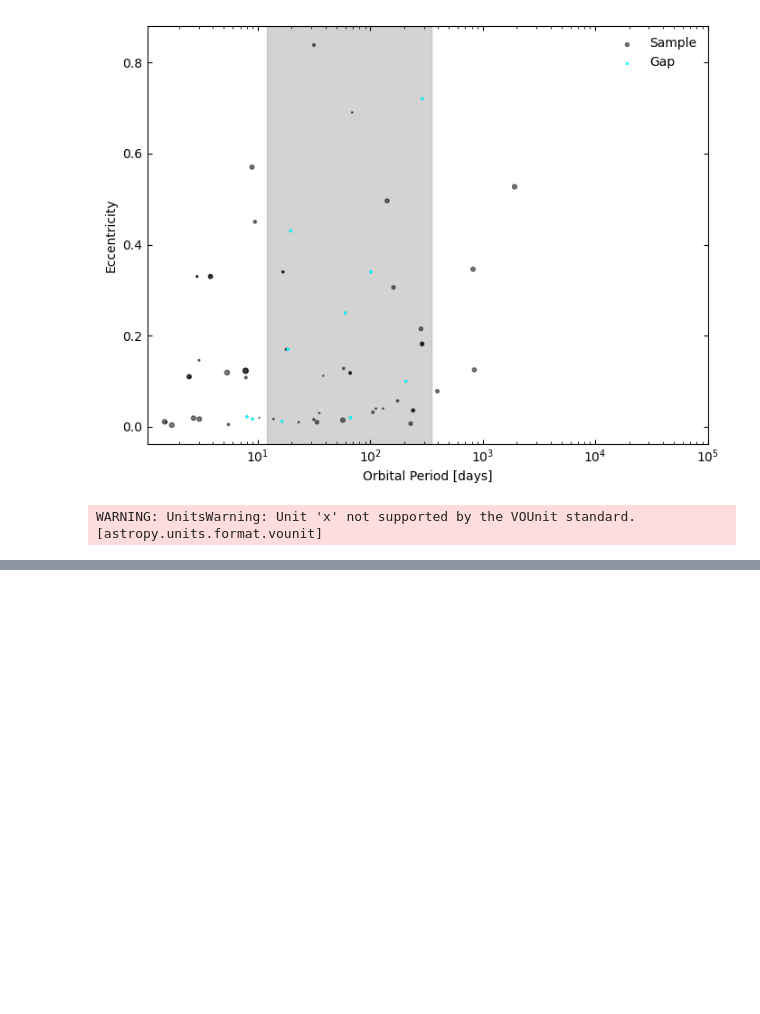
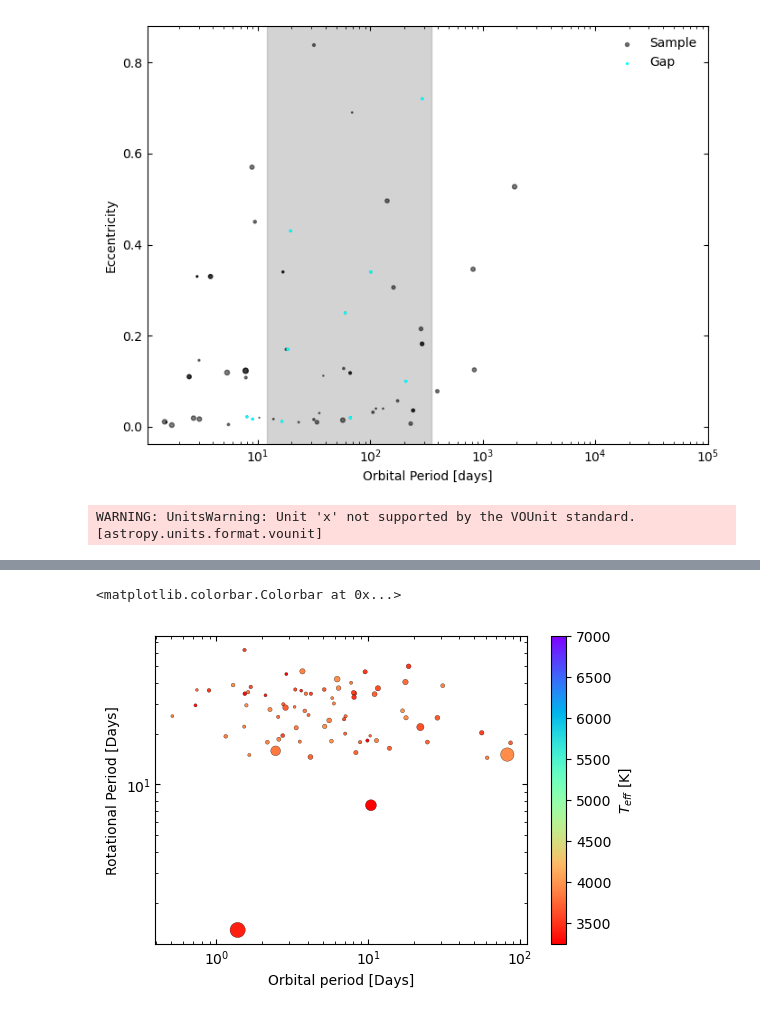
Before and after one commit to ylaksl/Exoplanets-Stats, a Jupyter notebook: sylvio.ipynb, the cells around one changed output, grey strips where cells are left out. Drawn from its saved outputs; the diff is of its cells as text; code cells hidden in the pictures; blank space fills up the shorter version.

```diff
--- a/sylvio.ipynb
+++ b/sylvio.ipynb
@@ -159,0 +167,19 @@ plt.savefig('orb_vs_rot.png', dpi=500)
+# %%
+temp1 = mcquillan_koi[(mcquillan_koi['Teff'] < 4000) & (mcquillan_koi['Teff'] > 0)]
+temp2 = mcquillan_koi[(mcquillan_koi['Teff'] < 5000) & (mcquillan_koi['Teff'] > 4000)]
+temp3 = mcquillan_koi[(mcquillan_koi['Teff'] < 6000) & (mcquillan_koi['Teff'] > 5000)]
+temp4 = mcquillan_koi[mcquillan_koi['Teff'] > 6000]
+# %%
+plt.figure(figsize=(6,4))
+plt.scatter(temp1['Porb'], temp1['Prot'], s = temp1['Rp']*5 ,cmap = 'rainbow_r', c = temp1['Teff'], ec = 'black', lw = 0.2).set_clim(3250, 7000) #data2['Teff'])
+
+plt.xscale("log")
+plt.yscale("log")
+plt.xlabel("Orbital period [Days]")
+plt.ylabel("Rotational Period [Days]")
+plt.tick_params(direction='in', which = 'both', bottom = 1, top =1, left = 1, right = 1)
+
+plt.colorbar(label = r'$T_{eff}$ [K]')
+# %% [output]
+<matplotlib.colorbar.Colorbar at 0x...>
+[figure, added]
```
Also changed, not shown: parts of 7 cells of this notebook, 1 other file.
